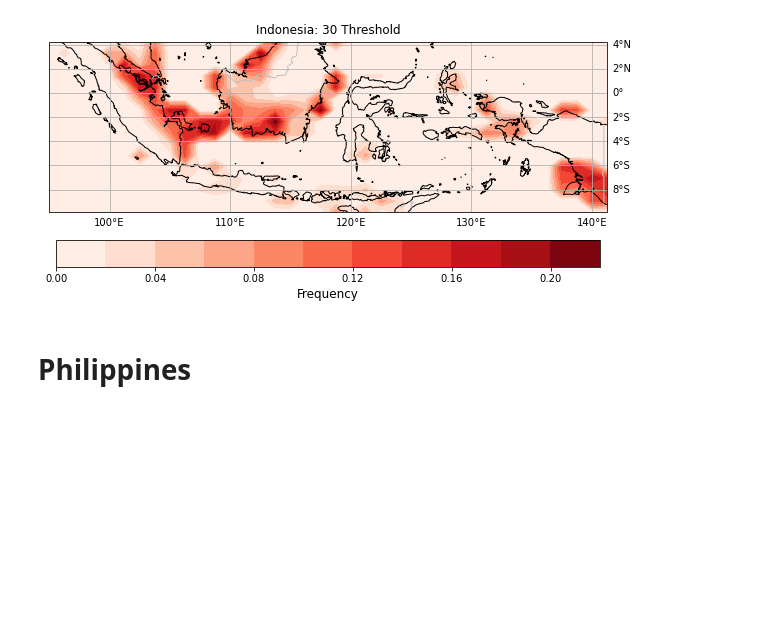
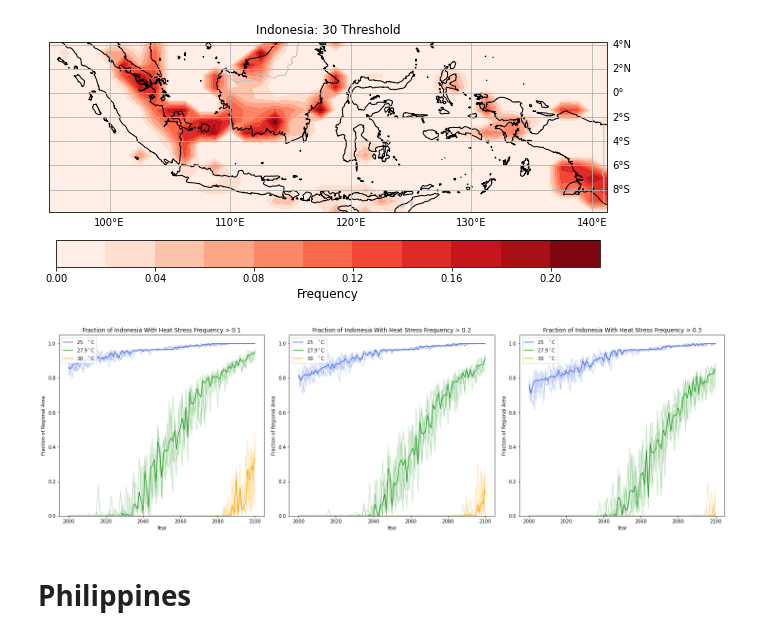
Before and after one commit to KYan19/pei, a Jupyter notebook: notebooks/5.5_SpatialThres.ipynb, the cells around one changed output. Saved outputs shown, nothing was run; the diff lists cells and outputs as text; code cells hidden in the pictures; blank space fills up the shorter version.

```diff
--- a/notebooks/5.5_SpatialThres.ipynb
+++ b/notebooks/5.5_SpatialThres.ipynb
@@ -157,6 +166,14 @@ mf.contour_plot(ds_frac['freq27.9'],'Indonesia','Indonesia: 27.9 Threshold','Red
 mf.contour_plot(ds_frac['freq30'],'Indonesia','Indonesia: 30 Threshold','Reds',borders=True,label='Frequency')
 # %% [output]
 [figure]
+# %%
+fig,axs=plt.subplots(figsize=(20,6),ncols=3,constrained_layout=True)
+
+area_frac(ds,land_area_adj,'Indonesia',axs[0],0.1)
+area_frac(ds,land_area_adj,'Indonesia',axs[1],0.2)
+area_frac(ds,land_area_adj,'Indonesia',axs[2],0.3)
+# %% [output]
+[figure, added]
 # %% [markdown]
 # Philippines
 # %%
```
Also changed, not shown: parts of 5 cells of this notebook, 1 other file.
